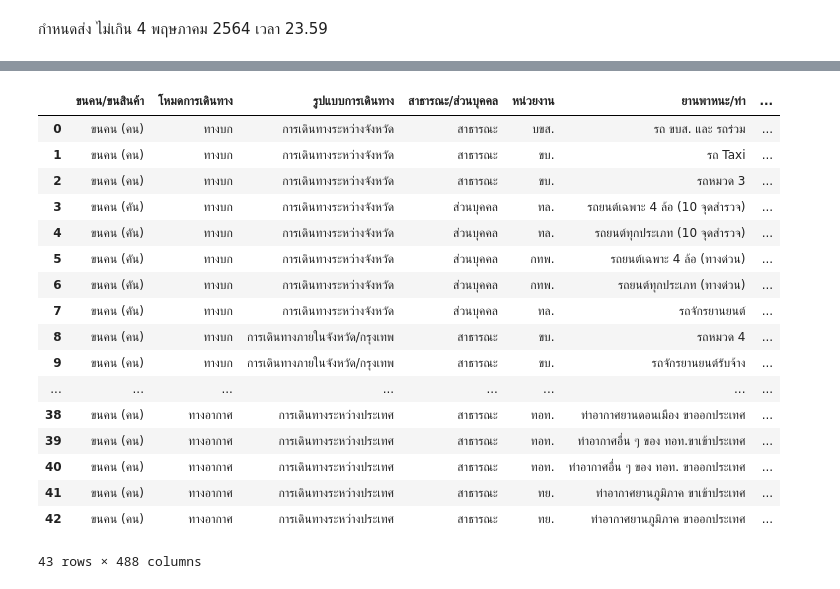
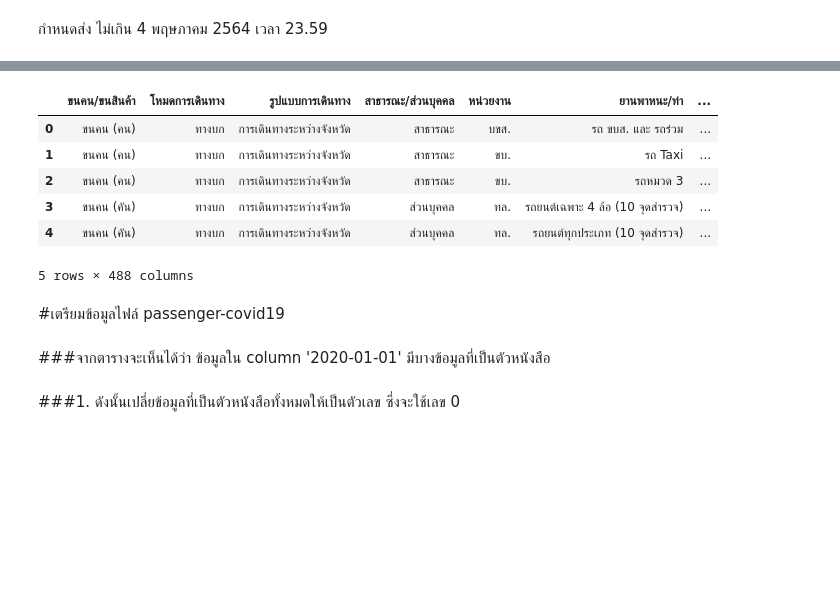
Before and after one commit to tanpharamut/data_viz, a Jupyter notebook: Visualization_Final_Exam.ipynb, the cells around one changed output, grey strips where cells are left out. Cells and saved outputs as stored; diff of their text form; code cells hidden in the pictures; blank space fills up the shorter version.

```diff
--- a/Visualization_Final_Exam.ipynb
+++ b/Visualization_Final_Exam.ipynb
@@ -47,22 +50,17 @@ df
 # %%
-df1 = pd.read_excel('passenger-covid19.xlsx',sheet_name='Data63-64')
-df1
+df_covid = pd.read_excel('passenger-covid19.xlsx',sheet_name='Data63-64')
+df_covid.head()
 # %% [output]
 |  | ขนคน/ขนสินค้า | โหมดการเดินทาง | รูปแบบการเดินทาง | สาธารณะ/ส่วนบุคคล | หน่วยงาน | ยานพาหนะ/ท่า | ... |
 | 0 | ขนคน (คน) | ทางบก | การเดินทางระหว่างจังหวัด | สาธารณะ | บขส. | รถ ขบส. และ รถร่วม | ... |
 | 1 | ขนคน (คน) | ทางบก | การเดินทางระหว่างจังหวัด | สาธารณะ | ขบ. | รถ Taxi | ... |
 | 2 | ขนคน (คน) | ทางบก | การเดินทางระหว่างจังหวัด | สาธารณะ | ขบ. | รถหมวด 3 | ... |
 | 3 | ขนคน (คัน) | ทางบก | การเดินทางระหว่างจังหวัด | ส่วนบุคคล | ทล. | รถยนต์เฉพาะ 4 ล้อ (10 จุดสำรวจ) | ... |
 | 4 | ขนคน (คัน) | ทางบก | การเดินทางระหว่างจังหวัด | ส่วนบุคคล | ทล. | รถยนต์ทุกประเภท (10 จุดสำรวจ) | ... |
-| 5 | ขนคน (คัน) | ทางบก | การเดินทางระหว่างจังหวัด | ส่วนบุคคล | กทพ. | รถยนต์เฉพาะ 4 ล้อ (ทางด่วน) | ... |
-| 6 | ขนคน (คัน) | ทางบก | การเดินทางระหว่างจังหวัด | ส่วนบุคคล | กทพ. | รถยนต์ทุกประเภท (ทางด่วน) | ... |
-| 7 | ขนคน (คัน) | ทางบก | การเดินทางระหว่างจังหวัด | ส่วนบุคคล | ทล. | รถจักรยานยนต์ | ... |
-| 8 | ขนคน (คน) | ทางบก | การเดินทางภายในจังหวัด/กรุงเทพ | สาธารณะ | ขบ. | รถหมวด 4 | ... |
-| 9 | ขนคน (คน) | ทางบก | การเดินทางภายในจังหวัด/กรุงเทพ | สาธารณะ | ขบ. | รถจักรยานยนต์รับจ้าง | ... |
-| ... | ... | ... | ... | ... | ... | ... | ... |
-| 38 | ขนคน (คน) | ทางอากาศ | การเดินทางระหว่างประเทศ | สาธารณะ | ทอท. | ท่าอากาศยานดอนเมือง ขาออกประเทศ | ... |
-| 39 | ขนคน (คน) | ทางอากาศ | การเดินทางระหว่างประเทศ | สาธารณะ | ทอท. | ท่าอากาศอื่น ๆ ของ ทอท.ขาเข้าประเทศ | ... |
-| 40 | ขนคน (คน) | ทางอากาศ | การเดินทางระหว่างประเทศ | สาธารณะ | ทอท. | ท่าอากาศอื่น ๆ ของ ทอท. ขาออกประเทศ | ... |
-| 41 | ขนคน (คน) | ทางอากาศ | การเดินทางระหว่างประเทศ | สาธารณะ | ทย. | ท่าอากาศยานภูมิภาค ขาเข้าประเทศ | ... |
-| 42 | ขนคน (คน) | ทางอากาศ | การเดินทางระหว่างประเทศ | สาธารณะ | ทย. | ท่าอากาศยานภูมิภาค ขาออกประเทศ | ... |
-43 rows × 488 columns
+5 rows × 488 columns
+# %% [markdown]
+#เตรียมข้อมูลไฟล์ passenger-covid19
+# %% [markdown]
+###จากตารางจะเห็นได้ว่า ข้อมูลใน column '2020-01-01' มีบางข้อมูลที่เป็นตัวหนังสือ
+# %% [markdown]
+###1. ดังนั้นเปลี่ยข้อมูลที่เป็นตัวหนังสือทั้งหมดให้เป็นตัวเลข ซึ่งจะใช้เลข 0
```
Also changed, not shown: parts of 34 cells of this notebook.
